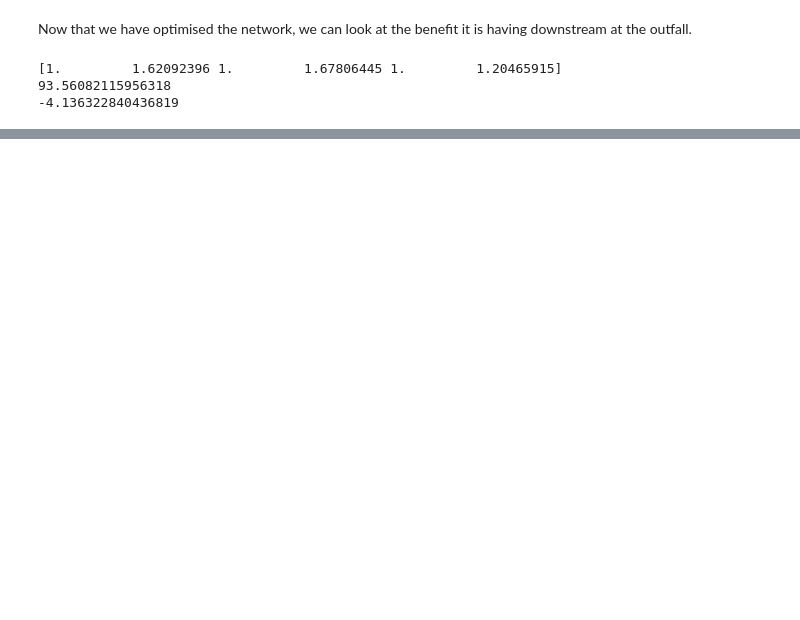
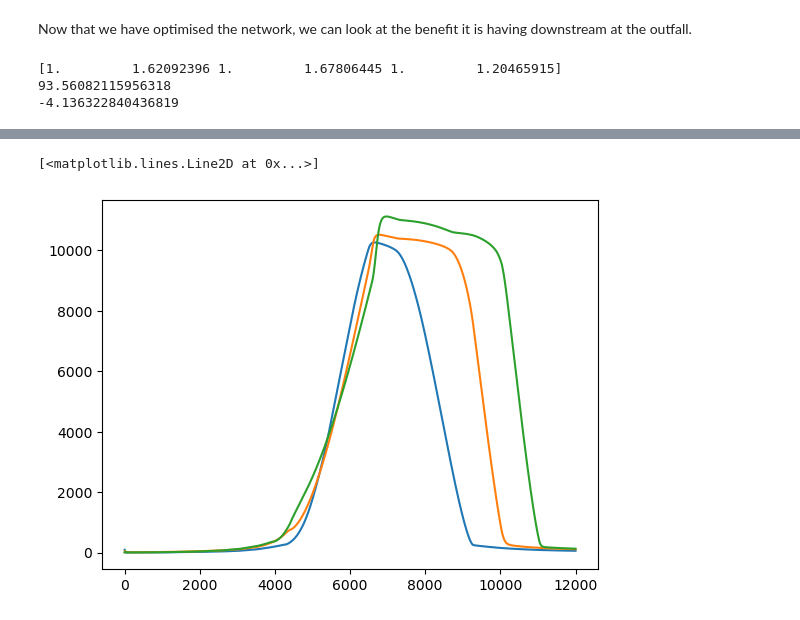
Before and after one commit to BMcCawley/floodify, a Jupyter notebook: example_30k.ipynb, the cells around one changed output, grey strips where cells are left out. Drawn from its saved outputs; the diff is of its cells as text; code cells hidden in the pictures; blank space fills up the shorter version.

```diff
--- a/example_30k.ipynb
+++ b/example_30k.ipynb
@@ -105,7 +129,16 @@ fsa_flow_fig.update_yaxes(title="Flow (m<sup>3</sup>/s)")
 # %%
+# Create plotly figure
 fsa_volume_fig = go.Figure()
 fsa_volume_fig.add_trace(go.Scatter(y=network.nodes["charcoal_hole"]["volume"], name="Charcoal Hole"))
 fsa_volume_fig.add_trace(go.Scatter(y=network.nodes["dean_lane_upper"]["volume"], name="Dean Lane Upper"))
 fsa_volume_fig.add_trace(go.Scatter(y=network.nodes["dean_lane_lower"]["volume"], name="Dean Lane Lower"))
 fsa_volume_fig.update_xaxes(title="Timestep")
-fsa_volume_fig.update_yaxes(title="Flow (m<sup>3</sup>)")
+fsa_volume_fig.update_yaxes(title="Volume (m<sup>3</sup>)")
+fsa_volume_fig.write_html(p_plot_fsa_volume)
+# Create same figure in matplotlib
+plt.plot(network.nodes["charcoal_hole"]["volume"], label="Charcoal Hole")
+plt.plot(network.nodes["dean_lane_upper"]["volume"], label="Dean Lane Upper")
+plt.plot(network.nodes["dean_lane_lower"]["volume"], label="Dean Lane Lower")
+# %% [output]
+[<matplotlib.lines.Line2D at 0x...>]
+[figure, added]
```
Also changed, not shown: parts of 5 cells of this notebook, 4 other files.
